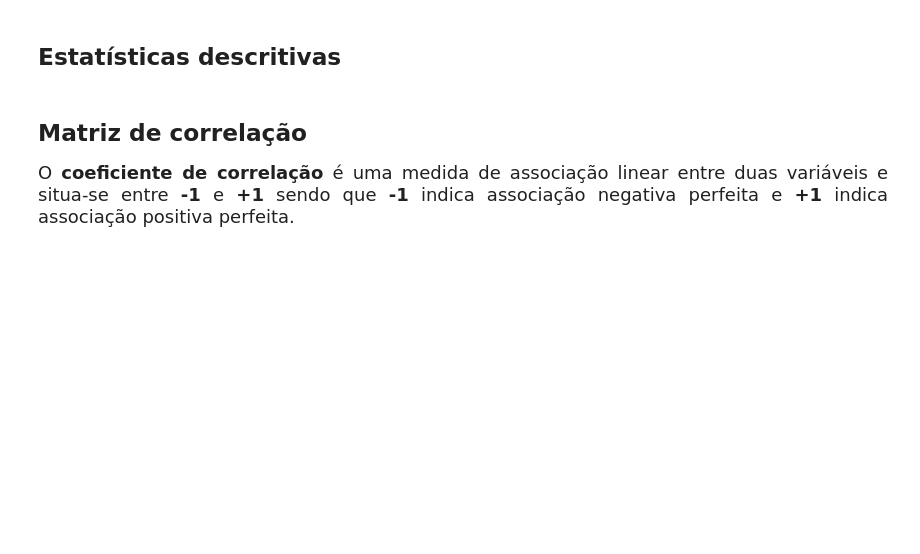
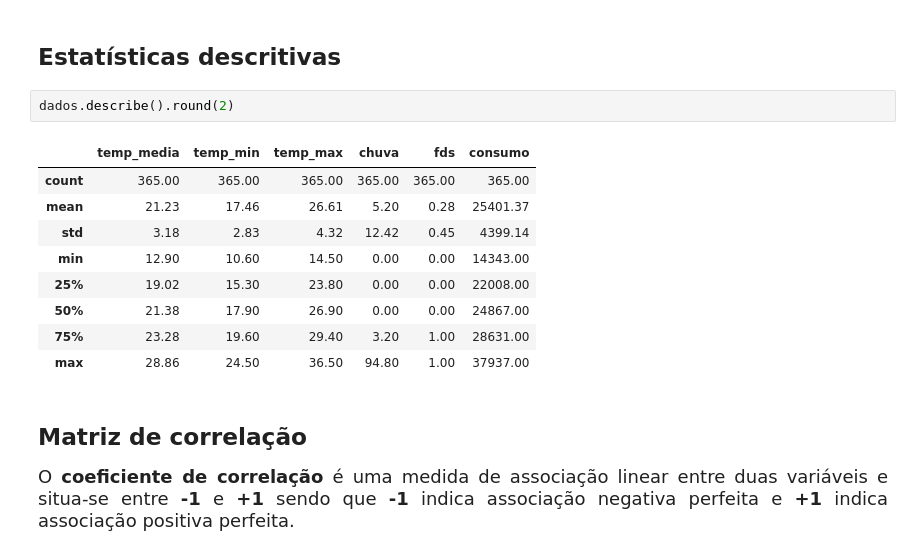
Before and after one commit to alvarengaricardo/regressao_linear_1, a Jupyter notebook: Regressao_Linear.ipynb, the cells around one changed output. Drawn from its saved outputs; the diff is of its cells as text; blank space fills up the shorter version.

```diff
--- a/Regressao_Linear.ipynb
+++ b/Regressao_Linear.ipynb
@@ -79,6 +79,18 @@ dados.shape
 <hr style='border: 2px solid red;'>
 # %% [markdown]
 ## Estatísticas descritivas
+# %%
+dados.describe().round(2)
+# %% [output]
+|  | temp_media | temp_min | temp_max | chuva | fds | consumo |
+| count | 365.00 | 365.00 | 365.00 | 365.00 | 365.00 | 365.00 |
+| mean | 21.23 | 17.46 | 26.61 | 5.20 | 0.28 | 25401.37 |
+| std | 3.18 | 2.83 | 4.32 | 12.42 | 0.45 | 4399.14 |
+| min | 12.90 | 10.60 | 14.50 | 0.00 | 0.00 | 14343.00 |
+| 25% | 19.02 | 15.30 | 23.80 | 0.00 | 0.00 | 22008.00 |
+| 50% | 21.38 | 17.90 | 26.90 | 0.00 | 0.00 | 24867.00 |
+| 75% | 23.28 | 19.60 | 29.40 | 3.20 | 1.00 | 28631.00 |
+| max | 28.86 | 24.50 | 36.50 | 94.80 | 1.00 | 37937.00 |
 # %% [markdown]
 ## Matriz de correlação
 
```
Also changed, not shown: parts of 1 cell of this notebook.
